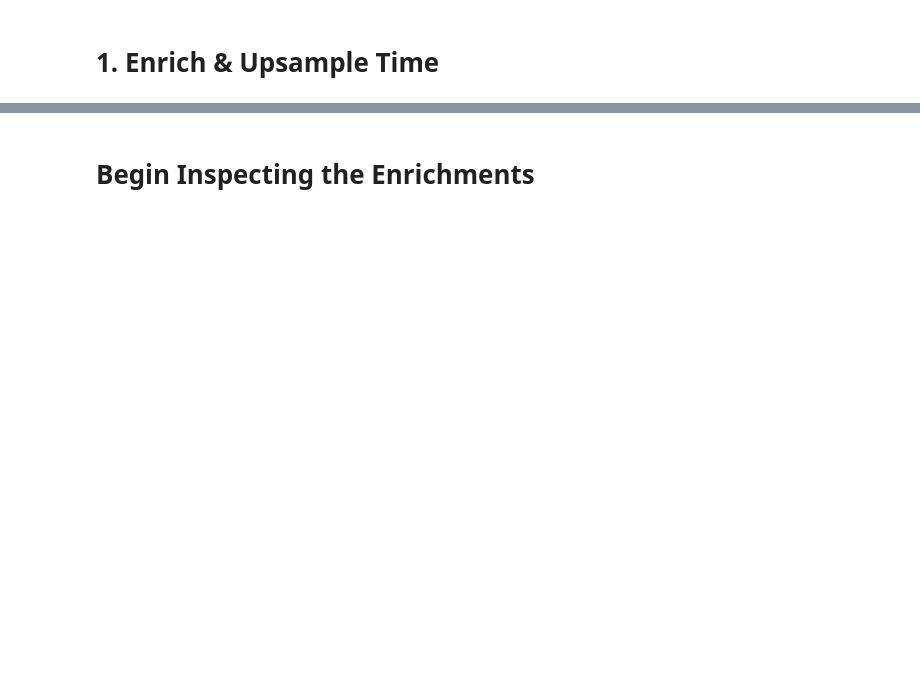
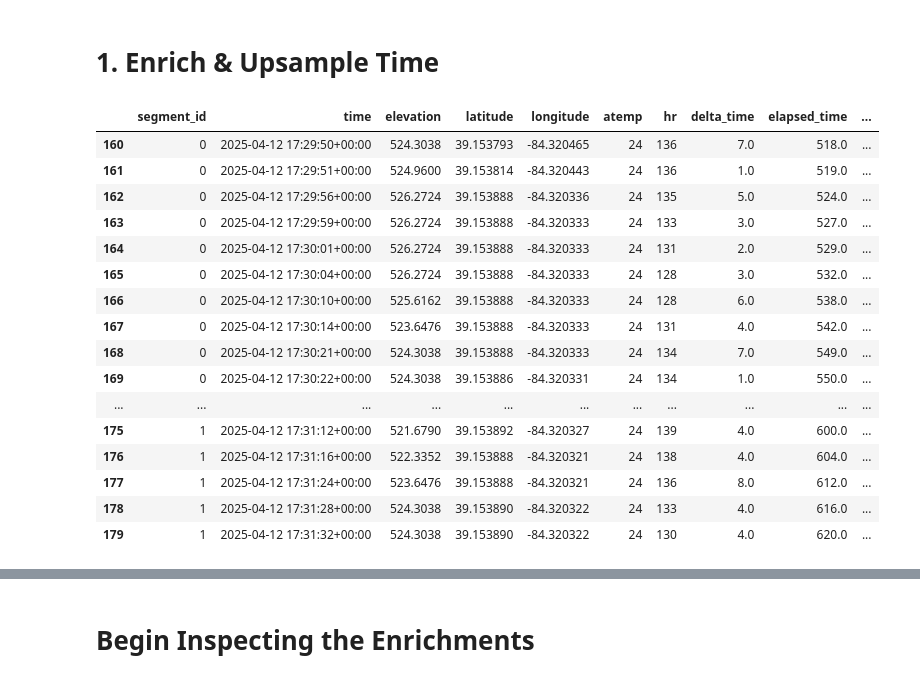
Before and after one commit to ericbauer55/bike-fitness-tracking, a Jupyter notebook: notebooks/0_EDA/1b_basic_enrichments.ipynb, the cells around one changed output, grey strips where cells are left out. Cells and saved outputs as stored; diff of their text form; code cells hidden in the pictures; blank space fills up the shorter version.

```diff
--- a/notebooks/0_EDA/1b_basic_enrichments.ipynb
+++ b/notebooks/0_EDA/1b_basic_enrichments.ipynb
@@ -114,0 +172,21 @@ df_may = upsampler.process(df_may)
+# %%
+cols_of_interest = ['segment_id','elapsed_time','elevation','delta_ele_ft','delta_dist_ft','grade',]
+df_apr.loc[160:200,:].head(20)
+# %% [output]
+|  | segment_id | time | elevation | latitude | longitude | atemp | hr | delta_time | elapsed_time | ... |
+| 160 | 0 | 2025-04-12 17:29:50+00:00 | 524.3038 | 39.153793 | -84.320465 | 24 | 136 | 7.0 | 518.0 | ... |
+| 161 | 0 | 2025-04-12 17:29:51+00:00 | 524.9600 | 39.153814 | -84.320443 | 24 | 136 | 1.0 | 519.0 | ... |
+| 162 | 0 | 2025-04-12 17:29:56+00:00 | 526.2724 | 39.153888 | -84.320336 | 24 | 135 | 5.0 | 524.0 | ... |
+| 163 | 0 | 2025-04-12 17:29:59+00:00 | 526.2724 | 39.153888 | -84.320333 | 24 | 133 | 3.0 | 527.0 | ... |
+| 164 | 0 | 2025-04-12 17:30:01+00:00 | 526.2724 | 39.153888 | -84.320333 | 24 | 131 | 2.0 | 529.0 | ... |
+| 165 | 0 | 2025-04-12 17:30:04+00:00 | 526.2724 | 39.153888 | -84.320333 | 24 | 128 | 3.0 | 532.0 | ... |
+| 166 | 0 | 2025-04-12 17:30:10+00:00 | 525.6162 | 39.153888 | -84.320333 | 24 | 128 | 6.0 | 538.0 | ... |
+| 167 | 0 | 2025-04-12 17:30:14+00:00 | 523.6476 | 39.153888 | -84.320333 | 24 | 131 | 4.0 | 542.0 | ... |
+| 168 | 0 | 2025-04-12 17:30:21+00:00 | 524.3038 | 39.153888 | -84.320333 | 24 | 134 | 7.0 | 549.0 | ... |
+| 169 | 0 | 2025-04-12 17:30:22+00:00 | 524.3038 | 39.153886 | -84.320331 | 24 | 134 | 1.0 | 550.0 | ... |
+| ... | ... | ... | ... | ... | ... | ... | ... | ... | ... | ... |
+| 175 | 1 | 2025-04-12 17:31:12+00:00 | 521.6790 | 39.153892 | -84.320327 | 24 | 139 | 4.0 | 600.0 | ... |
+| 176 | 1 | 2025-04-12 17:31:16+00:00 | 522.3352 | 39.153888 | -84.320321 | 24 | 138 | 4.0 | 604.0 | ... |
+| 177 | 1 | 2025-04-12 17:31:24+00:00 | 523.6476 | 39.153888 | -84.320321 | 24 | 136 | 8.0 | 612.0 | ... |
+| 178 | 1 | 2025-04-12 17:31:28+00:00 | 524.3038 | 39.153890 | -84.320322 | 24 | 133 | 4.0 | 616.0 | ... |
+| 179 | 1 | 2025-04-12 17:31:32+00:00 | 524.3038 | 39.153890 | -84.320322 | 24 | 130 | 4.0 | 620.0 | ... |
```
Also changed, not shown: parts of 20 cells of this notebook.
